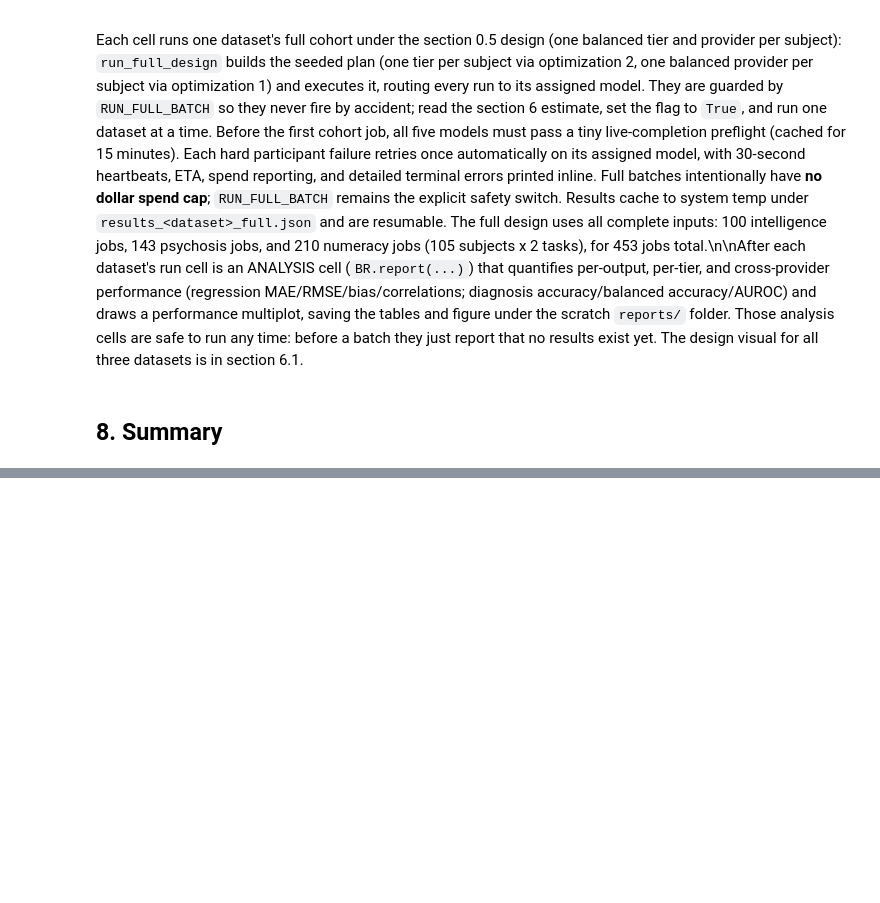
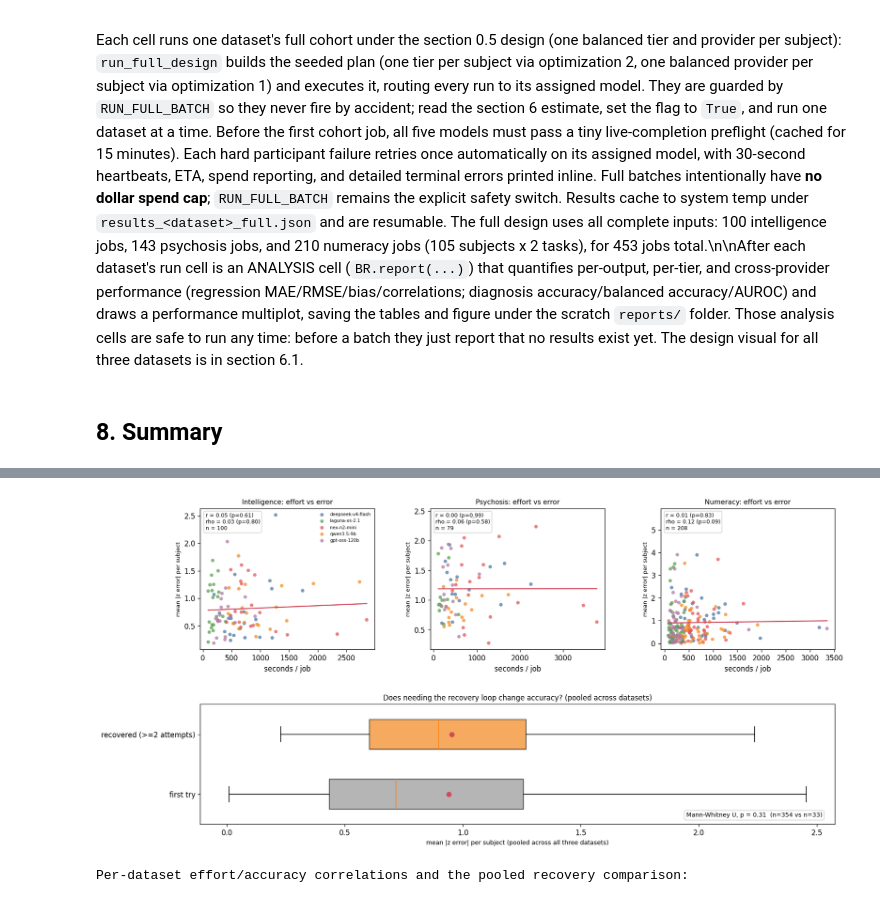
Before and after one commit to stvsever/multi_agent_decision_support_system, a Jupyter notebook: validation/validation_with_openneuro_datasets.ipynb, the cells around one changed output, grey strips where cells are left out. Drawn from its saved outputs; the diff is of its cells as text; code cells hidden in the pictures; blank space fills up the shorter version.

```diff
--- a/validation/validation_with_openneuro_datasets.ipynb
+++ b/validation/validation_with_openneuro_datasets.ipynb
@@ -1509,0 +1404,7 @@ All figures in this section are also written to `validation/results/openneuro_fu
+# %%
+_ = FA.fig_procedure_vs_performance(rows, out_dir=FIGS)
+print("Per-dataset effort/accuracy correlations and the pooled recovery comparison:")
+display(FA.procedure_vs_performance_stats(rows))
+# %% [output]
+[figure, added]
+Per-dataset effort/accuracy correlations and the pooled recovery comparison:
```
Also changed, not shown: parts of 38 cells of this notebook, 8 other files.
